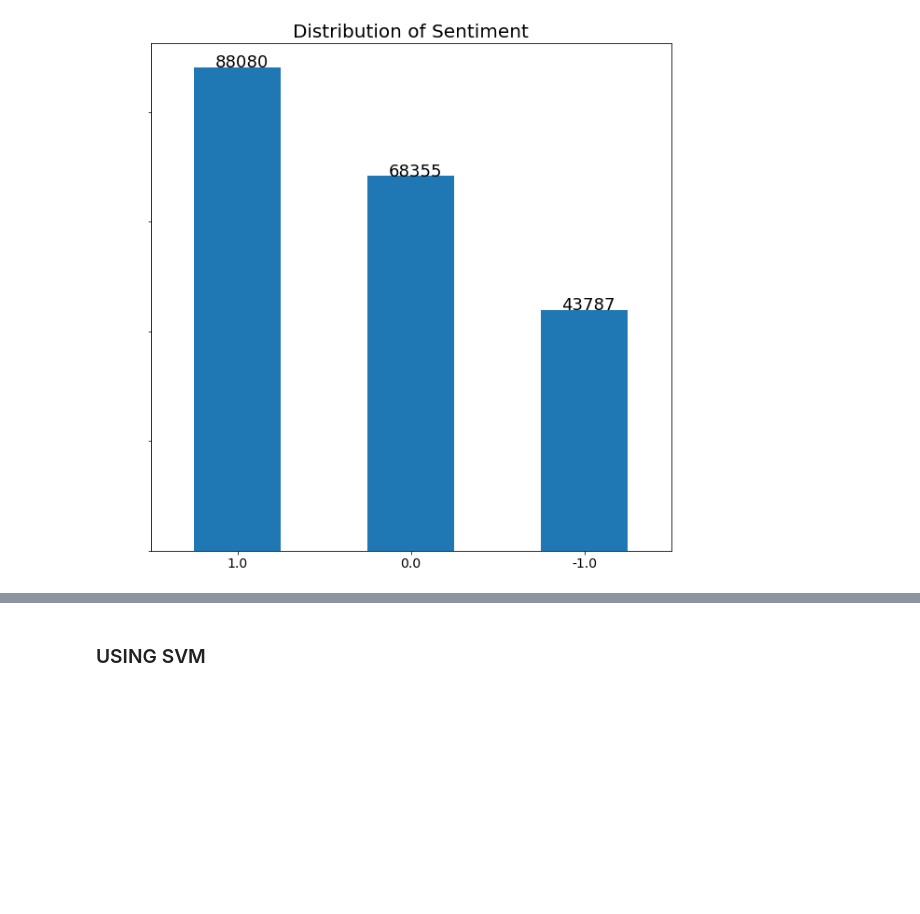
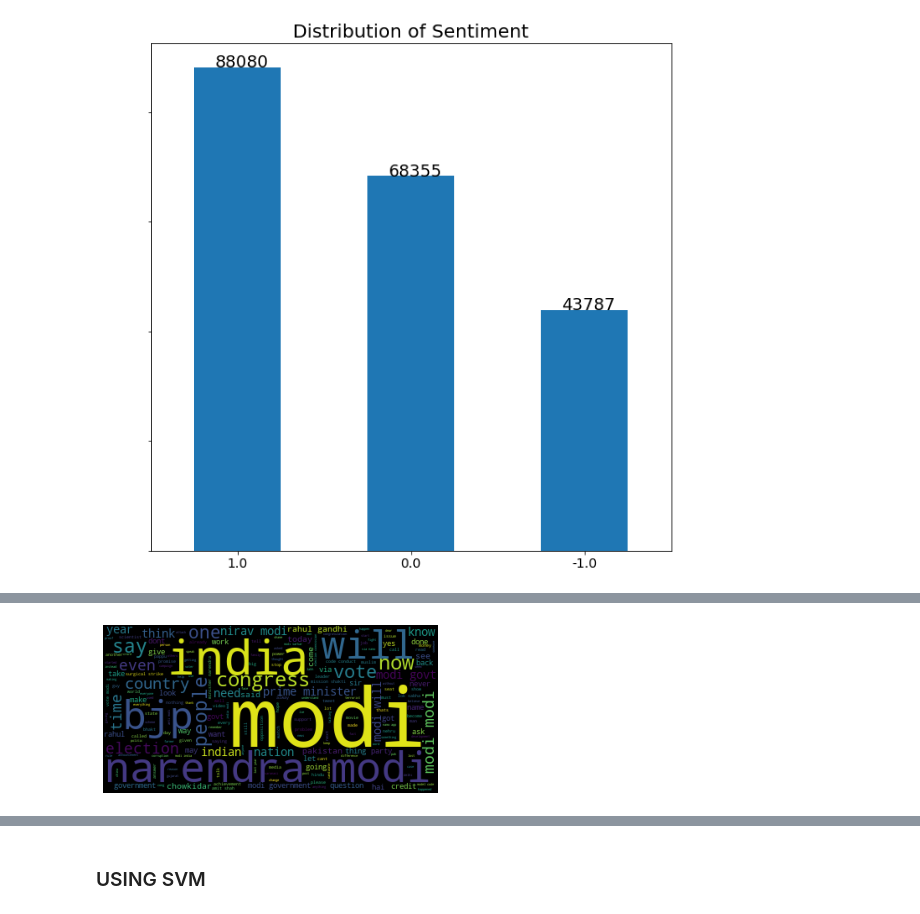
Before and after one commit to SergiCSim/Cas-Kaggle, a Jupyter notebook: Cas_kaggle.ipynb, the cells around one changed output, grey strips where cells are left out. Saved outputs shown, nothing was run; the diff lists cells and outputs as text; code cells hidden in the pictures; blank space fills up the shorter version.

```diff
--- a/Cas_kaggle.ipynb
+++ b/Cas_kaggle.ipynb
@@ -81,0 +143,12 @@ plt.show()
+# %%
+# Neutral sentiment's word cloud
+
+from wordcloud import WordCloud
+
+wordcloud_neutral = WordCloud().generate(' '.join(neutral_data['text']))
+# Generate plot
+plt.imshow(wordcloud_neutral)
+plt.axis("off")
+plt.show()
+# %% [output]
+[figure, added]
```
Also changed, not shown: parts of 97 cells of this notebook.
